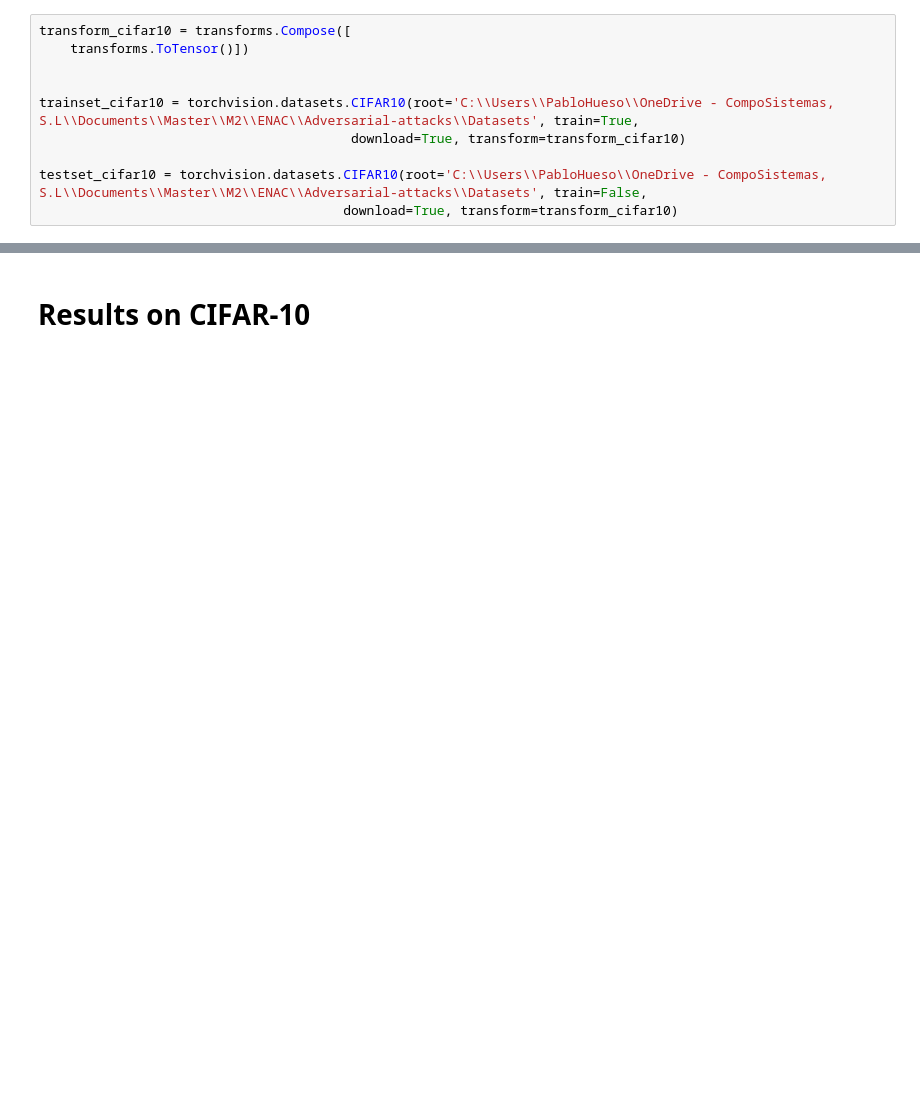
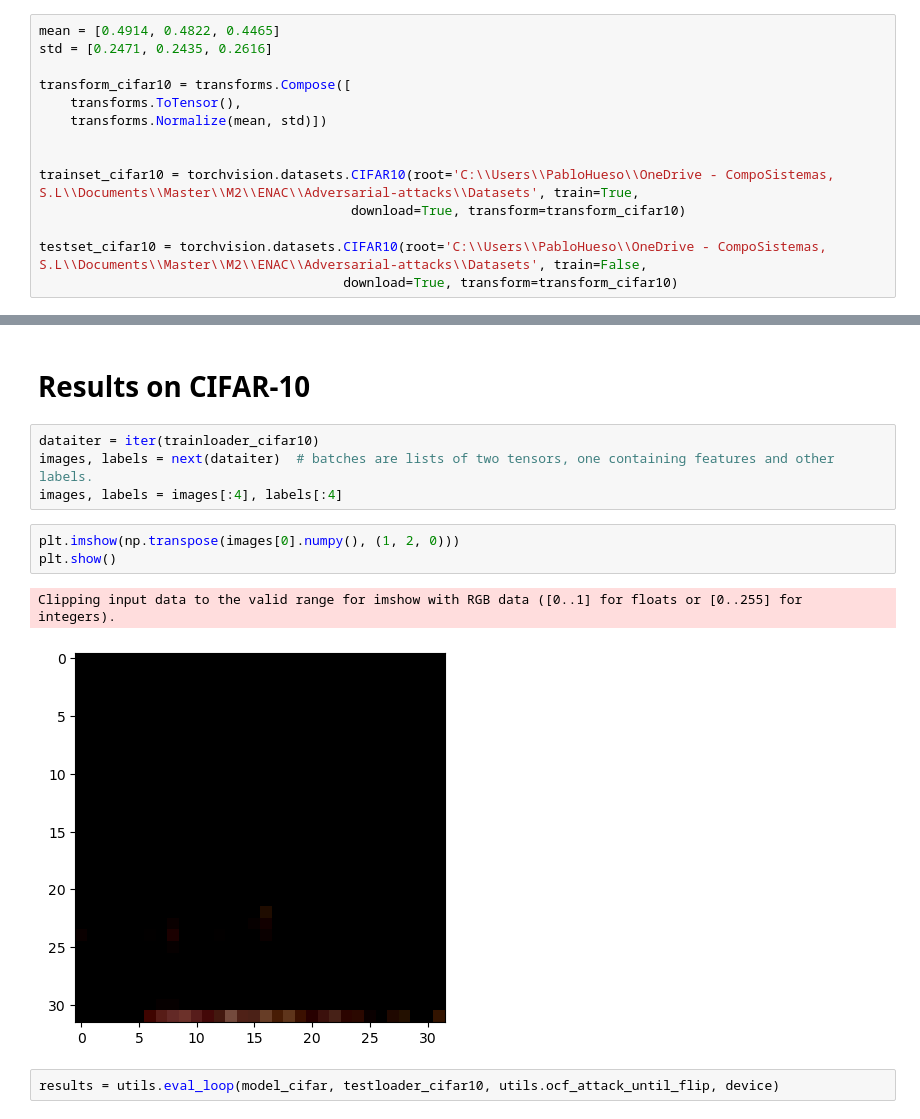
Before and after one commit to PabloHueso/Adversarial-attacks, a Jupyter notebook: ClassifierNotebook.ipynb, the cells around one changed output, grey strips where cells are left out. Drawn from its saved outputs; the diff is of its cells as text; blank space fills up the shorter version.

```diff
--- a/ClassifierNotebook.ipynb
+++ b/ClassifierNotebook.ipynb
@@ -87,8 +92,12 @@ Image shape (number of channels, height, width): (1, 28, 28)
 # %% [markdown]
 ## Data (CIFAR-10)
 # %%
+mean = [0.4914, 0.4822, 0.4465]
+std = [0.2471, 0.2435, 0.2616]
+
 transform_cifar10 = transforms.Compose([
-    transforms.ToTensor()])
+    transforms.ToTensor(),
+    transforms.Normalize(mean, std)])
 
 
 trainset_cifar10 = torchvision.datasets.CIFAR10(root='C:\\Users\\PabloHueso\\OneDrive - CompoSistemas, S.L\\Documents\\Master\\M2\\ENAC\\Adversarial-attacks\\Datasets', train=True,
@@ -361,2 +370,14 @@ plt.show()
 # %% [markdown]
 # Results on CIFAR-10
+# %%
+dataiter = iter(trainloader_cifar10)
+images, labels = next(dataiter)  # batches are lists of two tensors, one containing features and other labels.
+images, labels = images[:4], labels[:4]
+# %%
+plt.imshow(np.transpose(images[0].numpy(), (1, 2, 0)))
+plt.show()
+# %% [output]
+Clipping input data to the valid range for imshow with RGB data ([0..1] for floats or [0..255] for integers).
+[figure, added]
+# %%
+results = utils.eval_loop(model_cifar, testloader_cifar10, utils.ocf_attack_until_flip, device)
```
Also changed, not shown: parts of 26 cells of this notebook.
